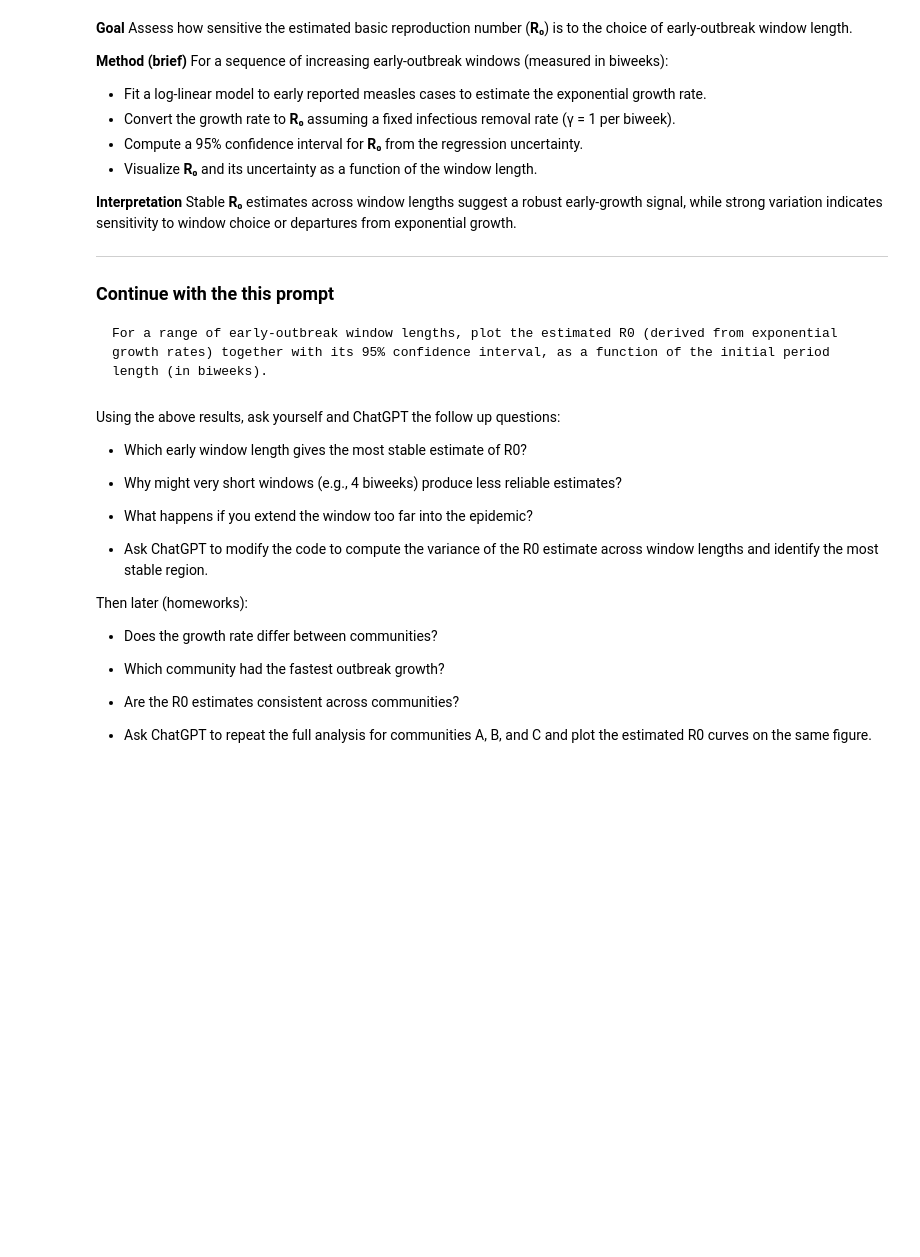
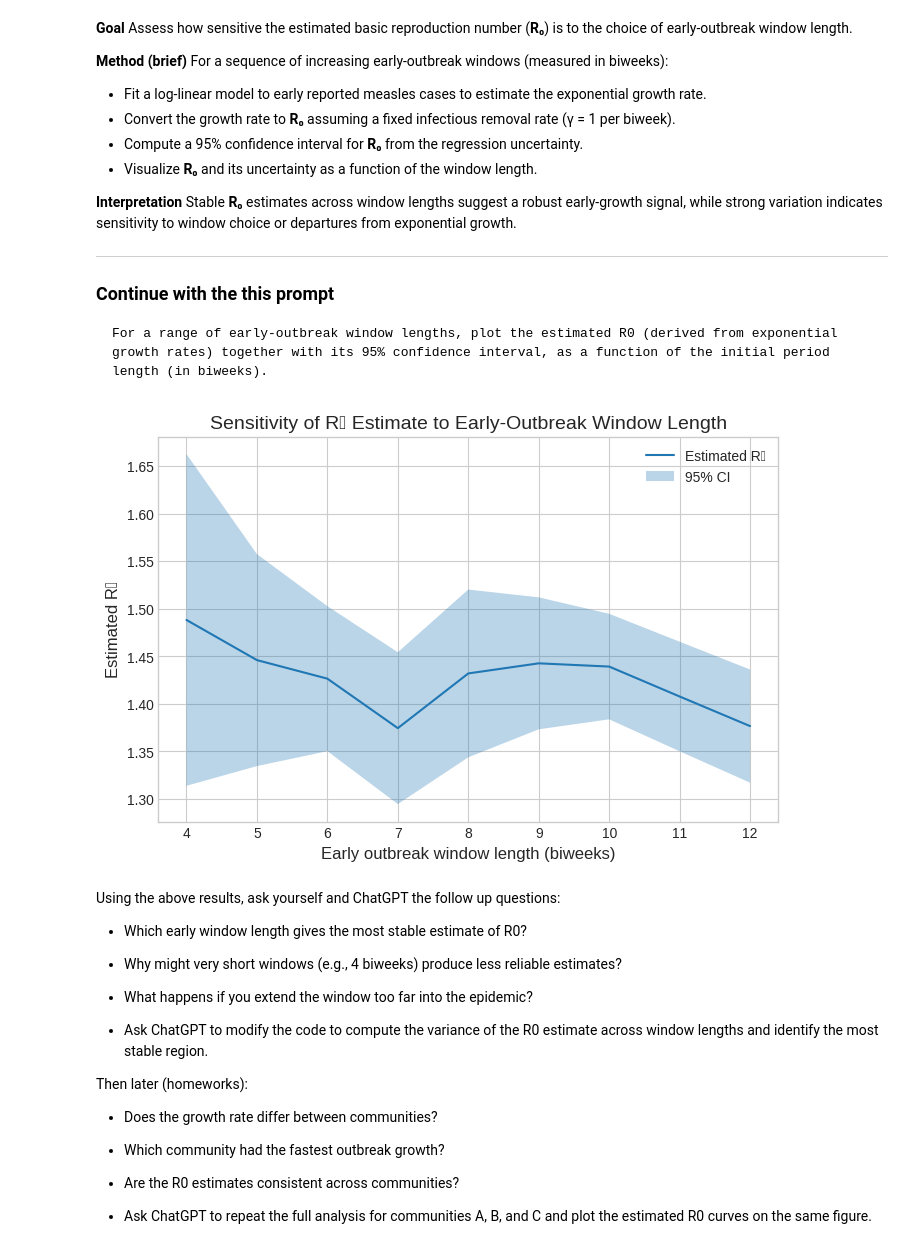
Before and after one commit to Xlbrian/sir_llm_hackathon_skeleton, a Jupyter notebook: notebooks/sir_llm_hackathon_skeleton.ipynb, the cells around one changed output. Cells and saved outputs as stored; diff of their text form; code cells hidden in the pictures; blank space fills up the shorter version.

````diff
--- a/notebooks/sir_llm_hackathon_skeleton.ipynb
+++ b/notebooks/sir_llm_hackathon_skeleton.ipynb
@@ -446,6 +434,92 @@ Stable **R₀** estimates across window lengths suggest a robust early-growth si
 ```text
 For a range of early-outbreak window lengths, plot the estimated R0 (derived from exponential growth rates) together with its 95% confidence interval, as a function of the initial period length (in biweeks).
 ```
+# %%
+# ---------------------------------------
+# Filter data for Community A
+# ---------------------------------------
+
+community_a = measles_df[measles_df["community"] == "A"]
+
+# Remove missing or non-positive values (required for log transform)
+community_a = community_a[(community_a["measles"] > 0) & (~np.isnan(community_a["measles"]))]
+
+t_all = community_a["biweek"]
+cases_all = community_a["measles"]
+
+# ---------------------------------------
+# Parameters
+# ---------------------------------------
+
+gamma = 1.0  # removal rate per biweek
+
+# Range of early outbreak window lengths
+min_window = 4
+max_window = 12
+
+window_lengths = []
+R0_estimates = []
+R0_lower = []
+R0_upper = []
+
+# ---------------------------------------
+# Estimate growth rate for each window
+# ---------------------------------------
+
+for w in range(min_window, max_window + 1):
+
+    t = t_all[:w]
+    cases = cases_all[:w]
+
+    log_cases = np.log(cases)
+
+    slope, intercept, r_value, p_value, std_err = stats.linregress(t, log_cases)
+
+    # 95% CI for slope
+    z = 1.96
+    slope_low = slope - z * std_err
+    slope_high = slope + z * std_err
+
+    # Convert to R0
+    R0 = 1 + slope / gamma
+    R0_low = 1 + slope_low / gamma
+    R0_high = 1 + slope_high / gamma
+
+    window_lengths.append(w)
+    R0_estimates.append(R0)
+    R0_lower.append(R0_low)
+    R0_upper.append(R0_high)
+
+# Convert to arrays
+window_lengths = np.array(window_lengths)
+R0_estimates = np.array(R0_estimates)
+R0_lower = np.array(R0_lower)
+R0_upper = np.array(R0_upper)
+
+# ---------------------------------------
+# Plot R0 estimates vs window length
+# ---------------------------------------
+
+plt.figure()
+
+plt.plot(window_lengths, R0_estimates, label="Estimated R₀")
+
+plt.fill_between(
+    window_lengths,
+    R0_lower,
+    R0_upper,
+    alpha=0.3,
+    label="95% CI"
+)
+
+plt.xlabel("Early outbreak window length (biweeks)")
+plt.ylabel("Estimated R₀")
+plt.title("Sensitivity of R₀ Estimate to Early-Outbreak Window Length")
+plt.legend()
+
+plt.show()
+# %% [output]
+[figure, added]
 # %% [markdown]
 Using the above results, ask yourself and ChatGPT the follow up questions:
 
````
Also changed, not shown: parts of 5 cells of this notebook.
